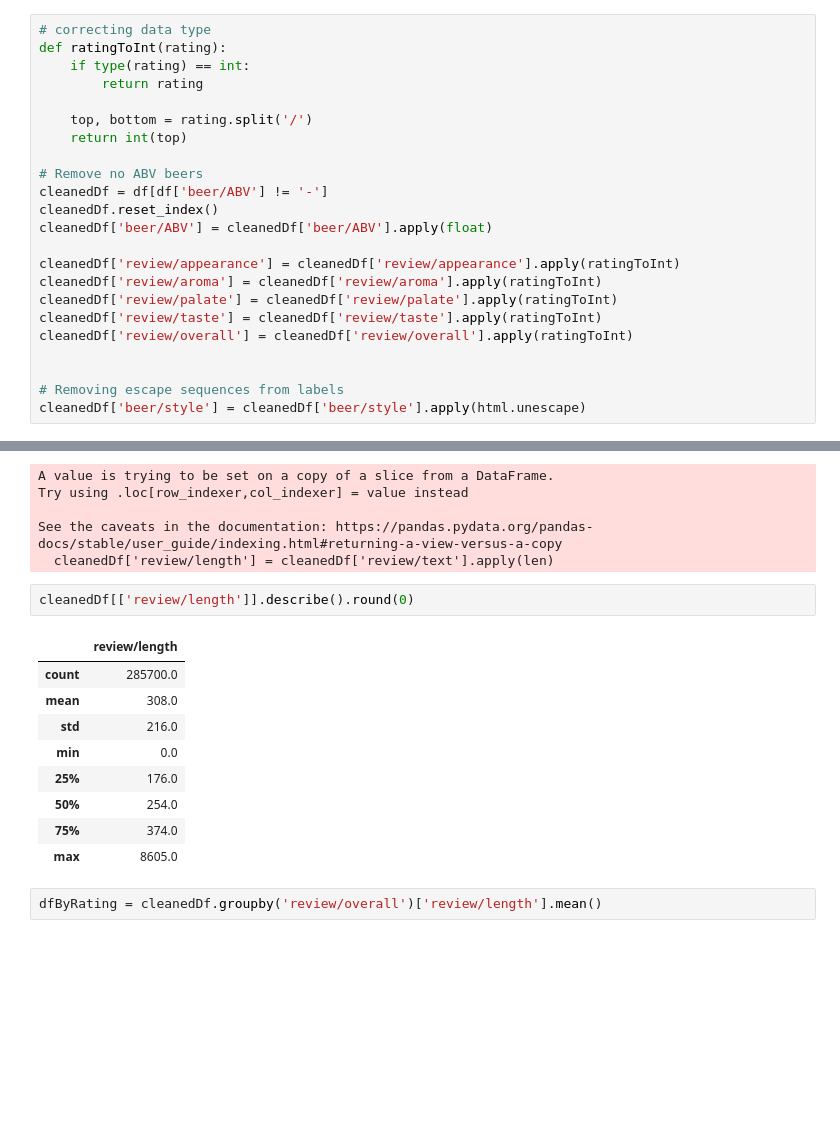
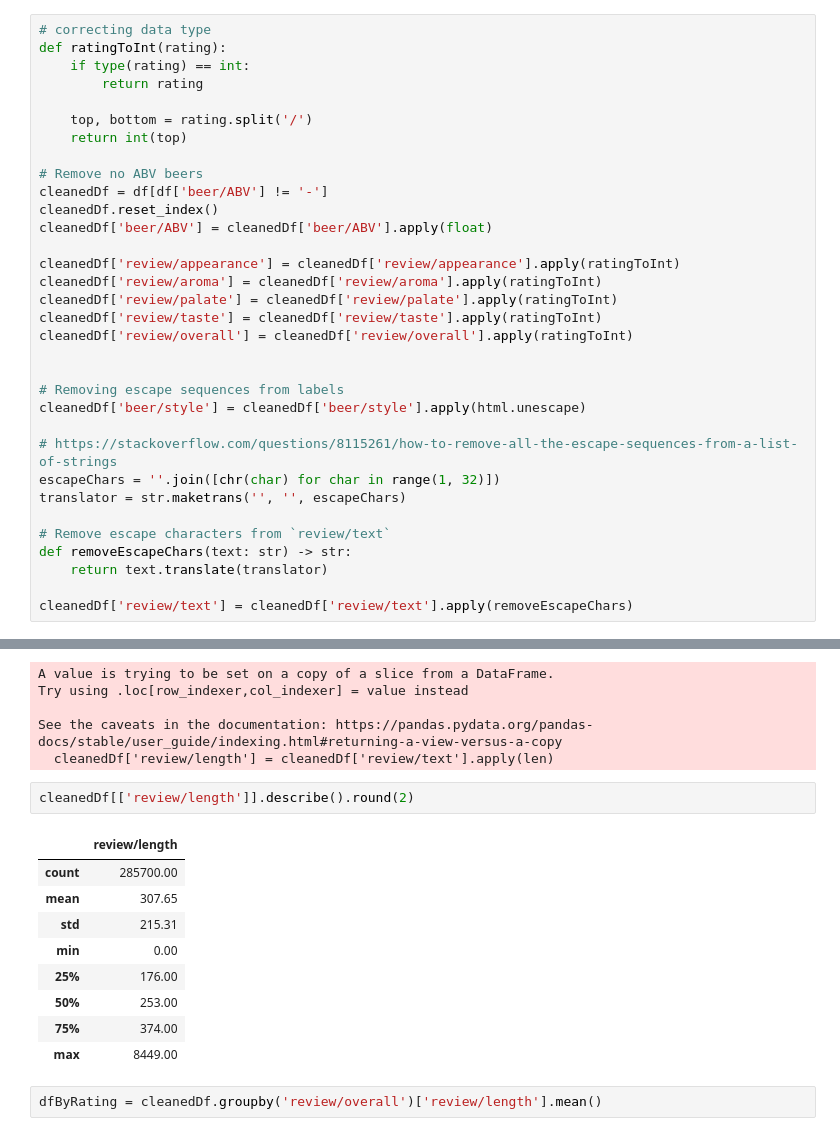
Before and after one commit to EdwardLinS/CSE158-BryanEdwardJesse, a Jupyter notebook: beers/notebook.ipynb, the cells around one changed output, grey strips where cells are left out. Cells and saved outputs as stored; diff of their text form; blank space fills up the shorter version.

```diff
--- a/beers/notebook.ipynb
+++ b/beers/notebook.ipynb
@@ -134,6 +132,16 @@ cleanedDf['review/overall'] = cleanedDf['review/overall'].apply(ratingToInt)
 
 # Removing escape sequences from labels
 cleanedDf['beer/style'] = cleanedDf['beer/style'].apply(html.unescape)
+
+# https://stackoverflow.com/questions/8115261/how-to-remove-all-the-escape-sequences-from-a-list-of-strings
+escapeChars = ''.join([chr(char) for char in range(1, 32)])
+translator = str.maketrans('', '', escapeChars)
+
+# Remove escape characters from `review/text`
+def removeEscapeChars(text: str) -> str:
+    return text.translate(translator)
+
+cleanedDf['review/text'] = cleanedDf['review/text'].apply(removeEscapeChars)
 # %% [output]
 A value is trying to be set on a copy of a slice from a DataFrame.
 Try using .loc[row_indexer,col_indexer] = value instead
@@ -254,17 +262,17 @@ Try using .loc[row_indexer,col_indexer] = value instead
 See the caveats in the documentation: https://pandas.pydata.org/pandas-docs/stable/user_guide/indexing.html#returning-a-view-versus-a-copy
   cleanedDf['review/length'] = cleanedDf['review/text'].apply(len)
 # %%
-cleanedDf[['review/length']].describe().round(0)
+cleanedDf[['review/length']].describe().round(2)
 # %% [output]
 |  | review/length |
-| count | 285700.0 |
-| mean | 308.0 |
-| std | 216.0 |
-| min | 0.0 |
-| 25% | 176.0 |
-| 50% | 254.0 |
-| 75% | 374.0 |
-| max | 8605.0 |
+| count | 285700.00 |
+| mean | 307.65 |
+| std | 215.31 |
+| min | 0.00 |
+| 25% | 176.00 |
+| 50% | 253.00 |
+| 75% | 374.00 |
+| max | 8449.00 |
 # %%
 dfByRating = cleanedDf.groupby('review/overall')['review/length'].mean()
 # %%
```
Also changed, not shown: parts of 31 cells of this notebook, 1 other file.
